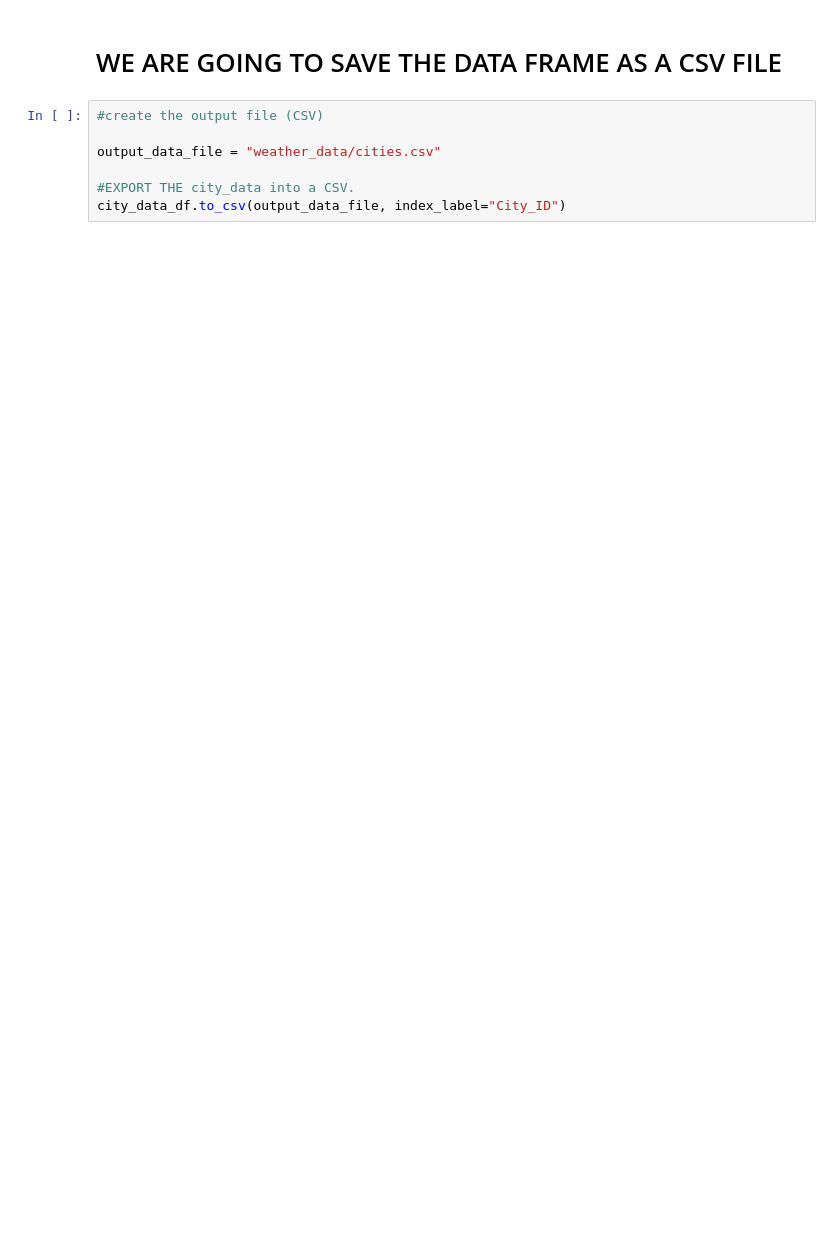
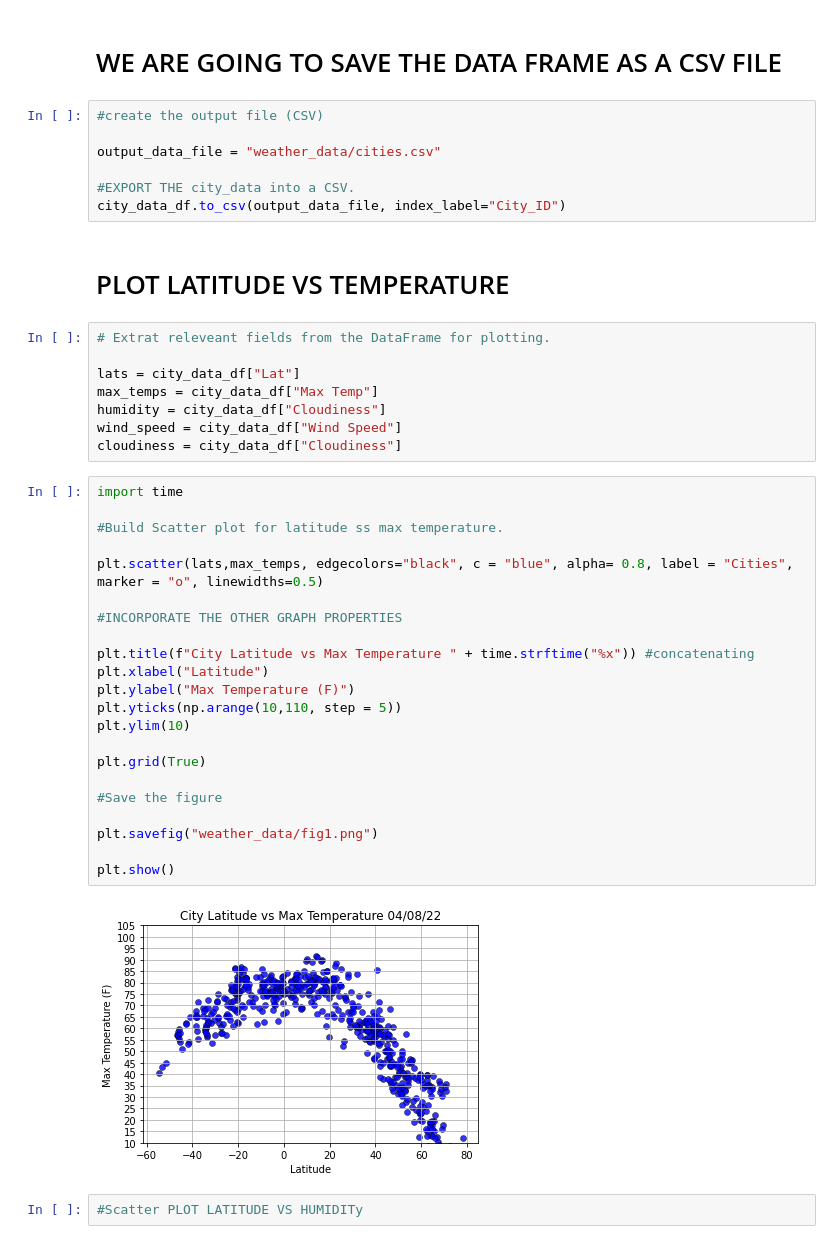
Before and after one commit to mustafaikizler/World_Weather_Analysis, a Jupyter notebook: WeatherPy.ipynb, the cells around one changed output. Drawn from its saved outputs; the diff is of its cells as text; blank space fills up the shorter version.

Commit message:
Scatter Plots

```diff
--- a/WeatherPy.ipynb
+++ b/WeatherPy.ipynb
@@ -187,3 +187,39 @@ output_data_file = "weather_data/cities.csv"
 
 #EXPORT THE city_data into a CSV.
 city_data_df.to_csv(output_data_file, index_label="City_ID")
+# %% [markdown]
+# PLOT LATITUDE VS TEMPERATURE
+# %%
+# Extrat releveant fields from the DataFrame for plotting.
+
+lats = city_data_df["Lat"]
+max_temps = city_data_df["Max Temp"]
+humidity = city_data_df["Cloudiness"]
+wind_speed = city_data_df["Wind Speed"]
+cloudiness = city_data_df["Cloudiness"]
+# %%
+import time
+
+#Build Scatter plot for latitude ss max temperature.
+
+plt.scatter(lats,max_temps, edgecolors="black", c = "blue", alpha= 0.8, label = "Cities", marker = "o", linewidths=0.5)
+
+#INCORPORATE THE OTHER GRAPH PROPERTIES
+
+plt.title(f"City Latitude vs Max Temperature " + time.strftime("%x")) #concatenating
+plt.xlabel("Latitude")
+plt.ylabel("Max Temperature (F)")
+plt.yticks(np.arange(10,110, step = 5))
+plt.ylim(10)
+
+plt.grid(True)
+
+#Save the figure
+
+plt.savefig("weather_data/fig1.png")
+
+plt.show()
+# %% [output]
+[figure, added]
+# %%
+#Scatter PLOT LATITUDE VS HUMIDITy
```
Also changed, not shown: parts of 4 cells of this notebook, 5 other files.
